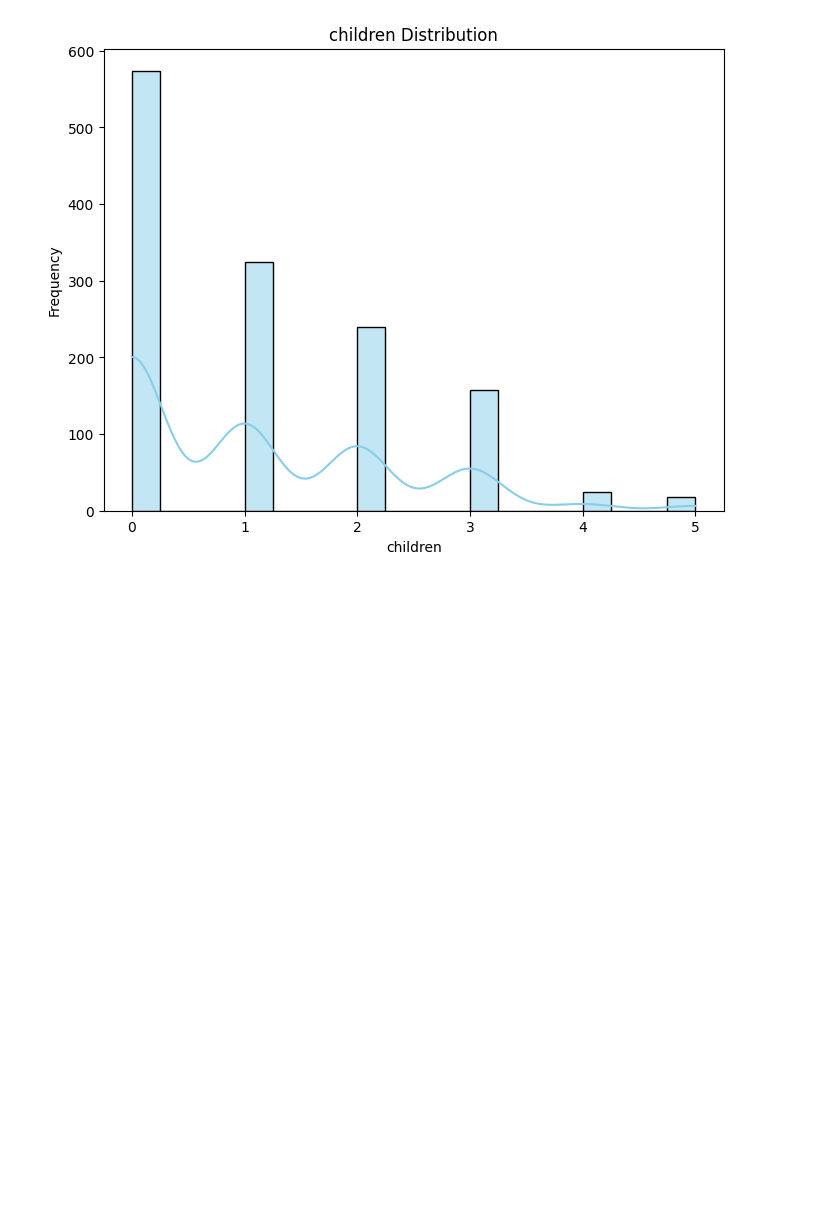
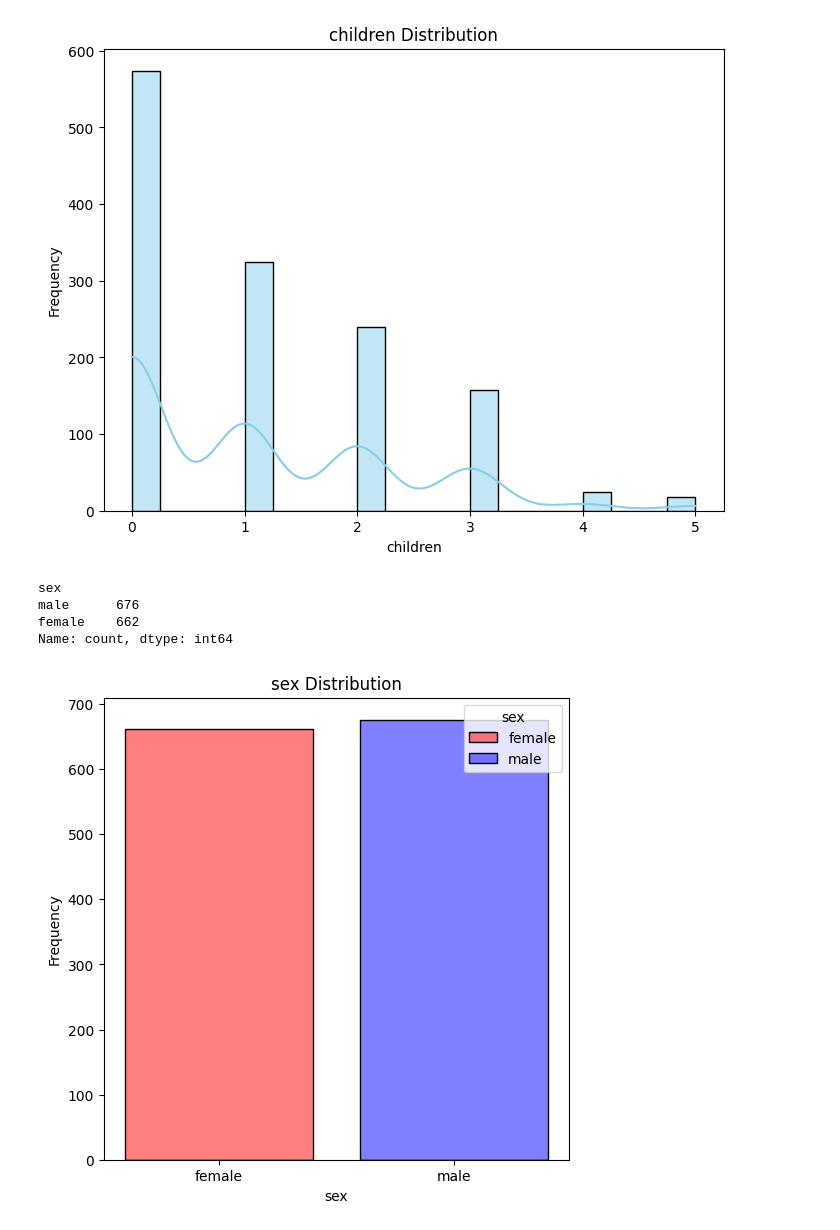
Before and after one commit to ans9611/Predictive_InsureCalc, a Jupyter notebook: Predictive_InsureCalc.ipynb, the cells around one changed output. Cells and saved outputs as stored; diff of their text form; code cells hidden in the pictures; blank space fills up the shorter version.

```diff
--- a/Predictive_InsureCalc.ipynb
+++ b/Predictive_InsureCalc.ipynb
@@ -104,3 +121,20 @@ plt.ylabel('Frequency')
 plt.show()
 # %% [output]
 [figure]
+# %%
+data['sex'].value_counts()
+# %% [output]
+sex
+male      676
+female    662
+Name: count, dtype: int64
+# %%
+# Column charts for Categorical Column - Smoker
+plt.figure(figsize=(6, 6))
+sns.histplot(data=data, bins=10, x='sex', hue='sex', palette={'male': 'blue', 'female': 'red'}, shrink=0.8)
+plt.title('sex Distribution')
+plt.xlabel('sex')
+plt.ylabel('Frequency')
+plt.show()
+# %% [output]
+[figure, added]
```
Also changed, not shown: parts of 20 cells of this notebook, 2 other files.
